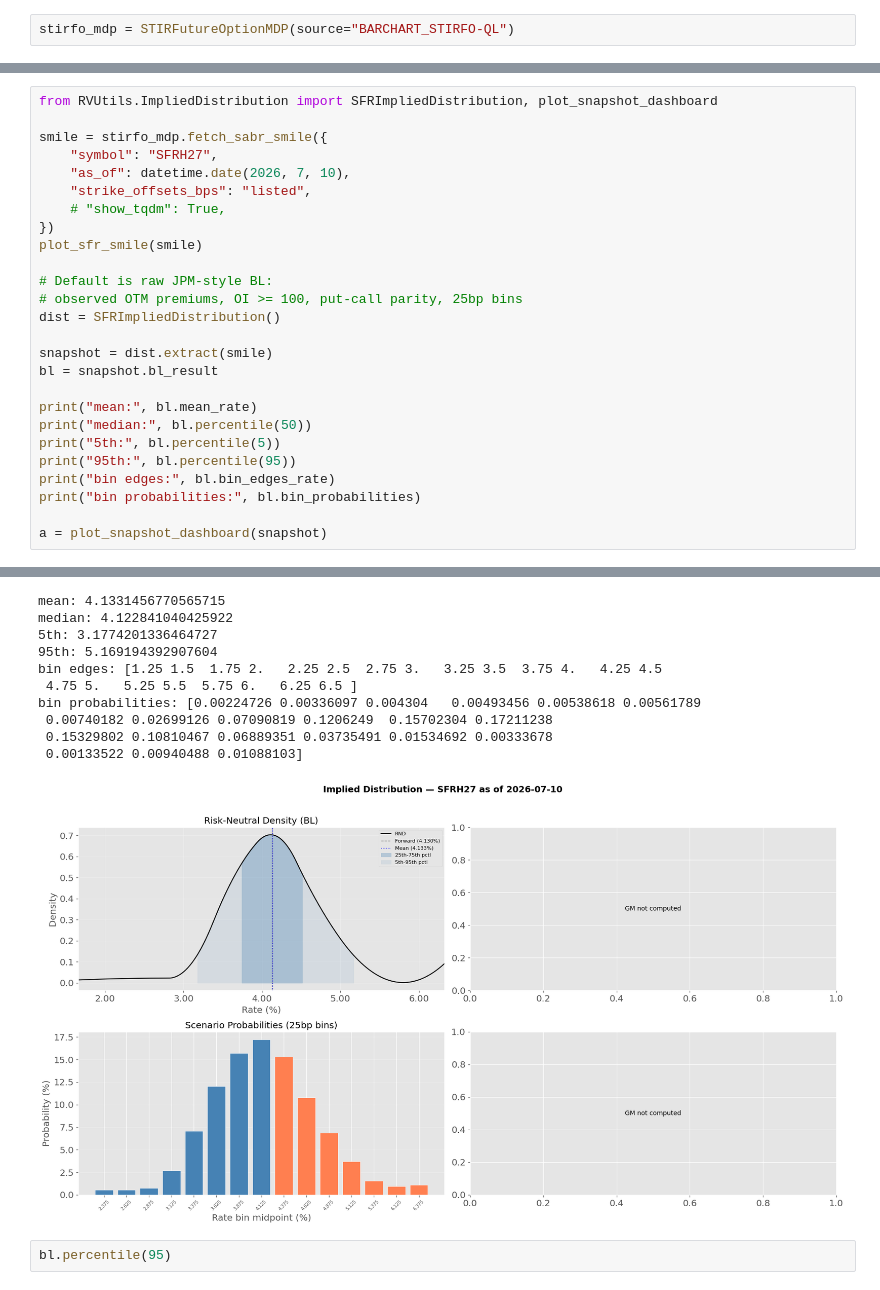
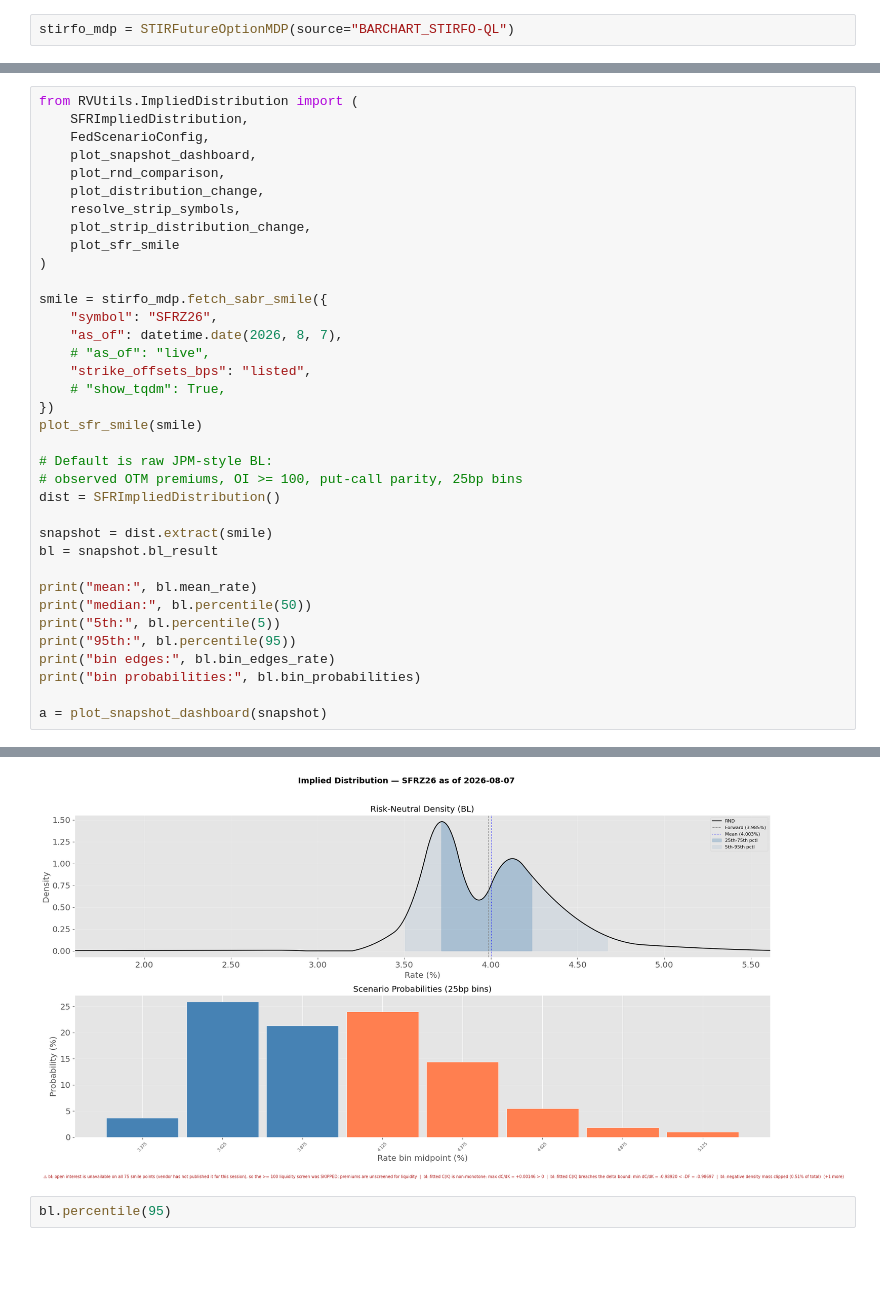
Before and after one commit to yieldcurvemonkey/ARBS, a Jupyter notebook: notebooks/pricers/stirfo_pricer.ipynb, the cells around one changed output, grey strips where cells are left out. Drawn from its saved outputs; the diff is of its cells as text; blank space fills up the shorter version.

```diff
--- a/notebooks/pricers/stirfo_pricer.ipynb
+++ b/notebooks/pricers/stirfo_pricer.ipynb
@@ -124,9 +138,19 @@ from RVUtils.ImpliedDistribution import (
 # %%
-from RVUtils.ImpliedDistribution import SFRImpliedDistribution, plot_snapshot_dashboard
+from RVUtils.ImpliedDistribution import (
+    SFRImpliedDistribution,
+    FedScenarioConfig,
+    plot_snapshot_dashboard,
+    plot_rnd_comparison,
+	plot_distribution_change,
+	resolve_strip_symbols,
+    plot_strip_distribution_change,
+    plot_sfr_smile
+)
 
 smile = stirfo_mdp.fetch_sabr_smile({
-    "symbol": "SFRH27",
-    "as_of": datetime.date(2026, 7, 10),
+    "symbol": "SFRZ26",
+    "as_of": datetime.date(2026, 8, 7),
+    # "as_of": "live",
     "strike_offsets_bps": "listed",
     # "show_tqdm": True,
 })
@@ -158,14 +194,4 @@ ERROR   Task(Task-67) BarchartFetcher:BarchartFetcher.py:_fetch_eod_timeseries()
-mean: 4.1331456770565715
-median: 4.122841040425922
-5th: 3.1774201336464727
-95th: 5.169194392907604
-bin edges: [1.25 1.5  1.75 2.   2.25 2.5  2.75 3.   3.25 3.5  3.75 4.   4.25 4.5
- 4.75 5.   5.25 5.5  5.75 6.   6.25 6.5 ]
-bin probabilities: [0.00224726 0.00336097 0.004304   0.00493456 0.00538618 0.00561789
- 0.00740182 0.02699126 0.07090819 0.1206249  0.15702304 0.17211238
- 0.15329802 0.10810467 0.06889351 0.03735491 0.01534692 0.00333678
- 0.00133522 0.00940488 0.01088103]
-[figure, old version]
+[figure, new version]
 # %%
 bl.percentile(95)
 # %% [output]
```
Also changed, not shown: parts of 4 cells of this notebook, 11 other files.
